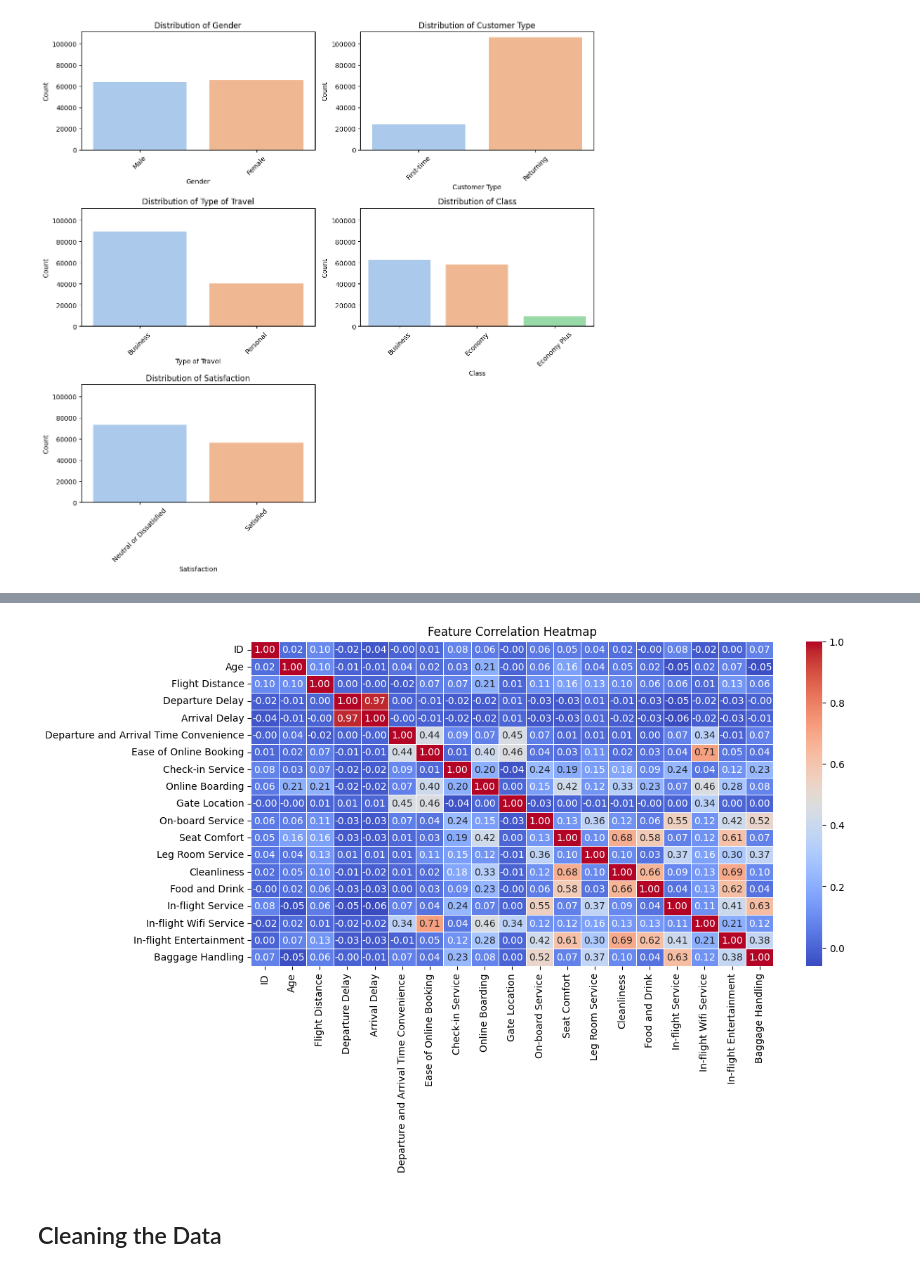
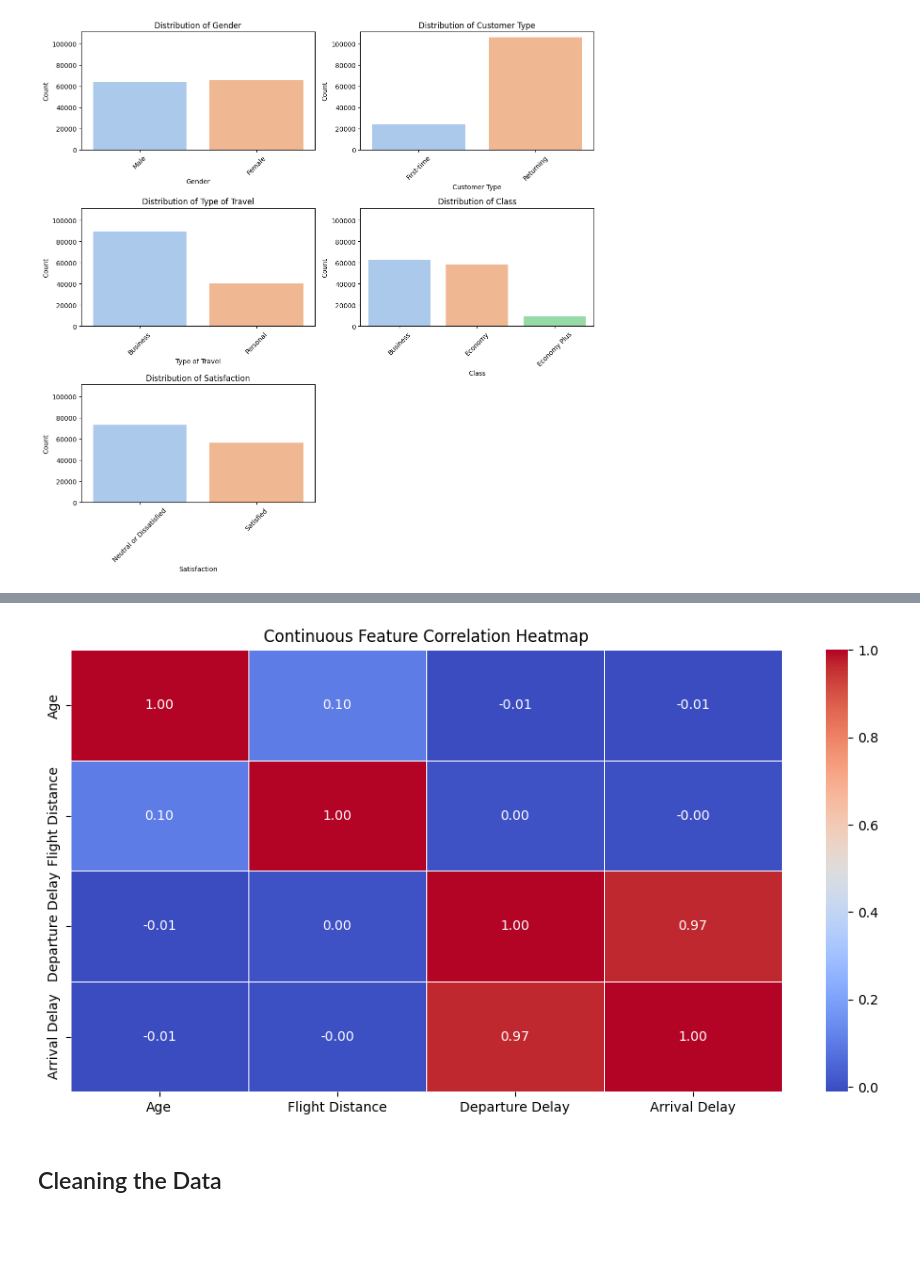
Before and after one commit to OCE1984/MScDataAnaltyicsPrinciples, a Jupyter notebook: DAP_Final_Assessment3.ipynb, the cells around one changed output, grey strips where cells are left out. Drawn from its saved outputs; the diff is of its cells as text; code cells hidden in the pictures; blank space fills up the shorter version.

```diff
--- a/DAP_Final_Assessment3.ipynb
+++ b/DAP_Final_Assessment3.ipynb
@@ -205,13 +228,13 @@ plt.show()
 # %%
 # Before the heatmap code:
-numerical_cols = df_original.select_dtypes(include=np.number).columns.tolist()
+numerical_cols = ['Age', 'Flight Distance', 'Departure Delay', 'Arrival Delay']
 
 # Then generate the heatmap with:
 plt.figure(figsize=(12, 6))
 sns.heatmap(df_original[numerical_cols].corr(), annot=True, cmap="coolwarm", fmt=".2f", linewidths=0.5)
-plt.title("Feature Correlation Heatmap")
+plt.title("Continuous Feature Correlation Heatmap")
 plt.show()
 # %% [output]
-[figure, old version]
+[figure, new version]
 # %% [markdown]
 ## Cleaning the Data
```
Also changed, not shown: parts of 21 cells of this notebook.
